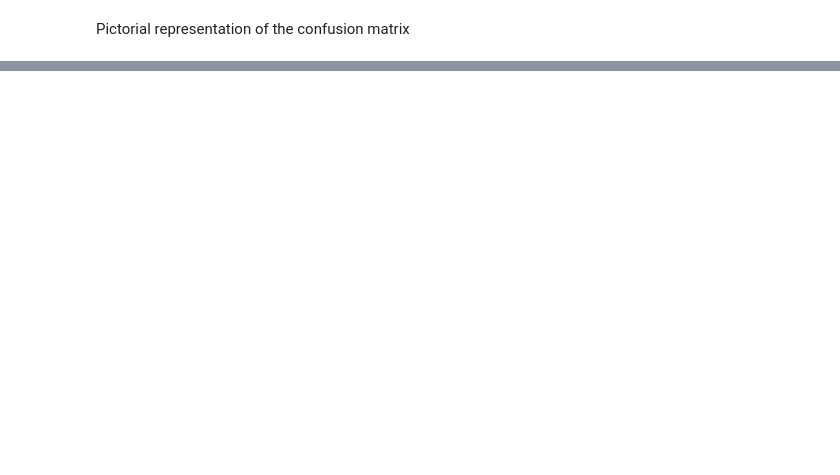
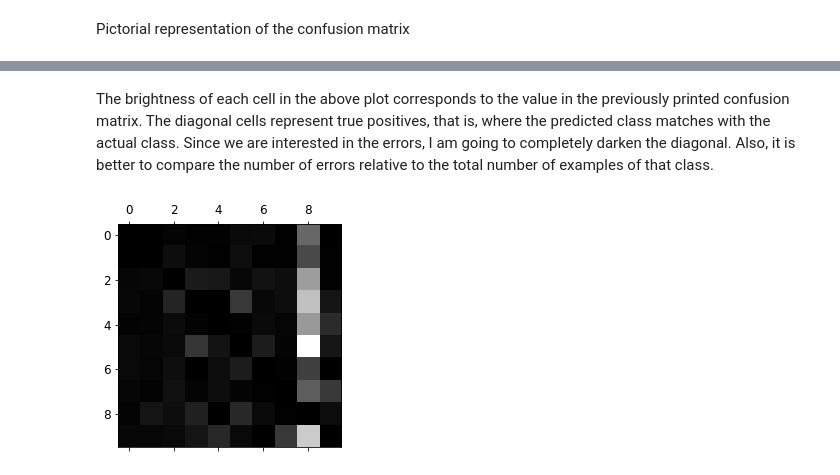
Before and after one commit to tfredrick112/Hands-On-ML, a Jupyter notebook: MNIST_Chapter_3.ipynb, the cells around one changed output, grey strips where cells are left out. Drawn from its saved outputs; the diff is of its cells as text; code cells hidden in the pictures; blank space fills up the shorter version.

```diff
--- a/MNIST_Chapter_3.ipynb
+++ b/MNIST_Chapter_3.ipynb
@@ -349,3 +349,13 @@ Predictions done
  [   0    0    0    0    0    0    0    0    0 5949]]
 # %% [markdown]
 The above confusion matrix is for a RandomForestClassifier. In order to understand the matrix better, we should use a SGDClassifier as we will then get some insight into the possible errors too.
+# %%
+sgd_clf = SGDClassifier(random_state=42)
+sgd_clf.fit(X_train_scaled, y_train)
+print("SGDClassifier Model fit")
+y_train_pred = sgd_clf.predict(X_train_scaled)
+print("Predictions done")
+#y_train_pred = cross_val_predict(sgd_clf, X_train_scaled, y_train, cv=3)
+conf_matrix = confusion_matrix(y_train, y_train_pred)
+print("Confusion matrix: ")
+print(conf_matrix)
@@ -356,0 +383,11 @@ plt.show()
+# %% [markdown]
+The brightness of each cell in the above plot corresponds to the value in the previously printed confusion matrix. The diagonal cells represent true positives, that is, where the predicted class matches with the actual class. Since we are interested in the errors, I am going to completely darken the diagonal. Also, it is better to compare the number of errors relative to the total number of examples of that class.
+# %%
+row_sums = conf_matrix.sum(axis=1, keepdims=True)
+norm_conf_matrix = conf_matrix/row_sums
+
+np.fill_diagonal(norm_conf_matrix, 0)
+plt.matshow(norm_conf_matrix, cmap = plt.cm.gray)
+plt.show()
+# %% [output]
+[figure, added]
```
Also changed, not shown: parts of 5 cells of this notebook.
